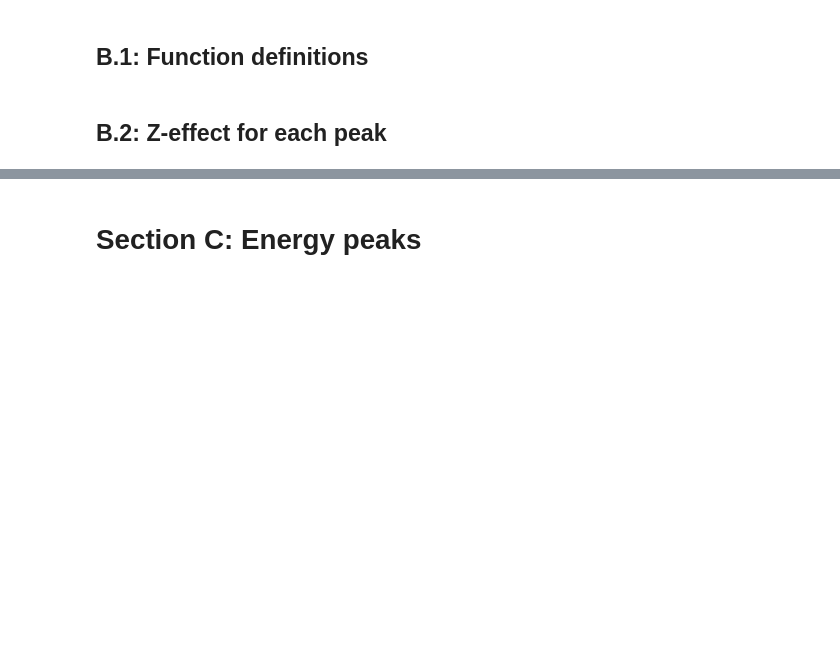
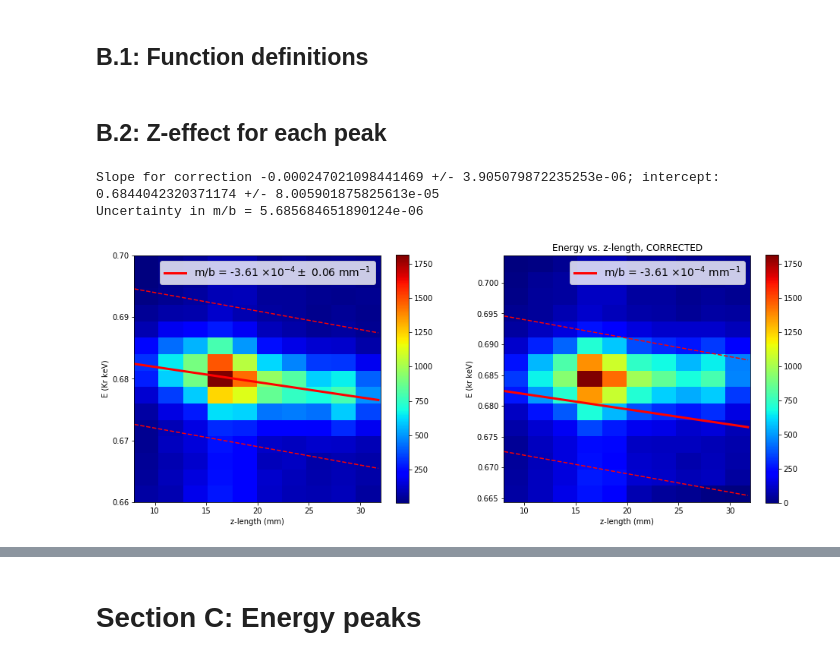
Before and after one commit to next-exp/InteractiveNBs, a Jupyter notebook: ICAROS_NBS/analysis_highenergy.ipynb, the cells around one changed output, grey strips where cells are left out. Saved outputs shown, nothing was run; the diff lists cells and outputs as text; code cells hidden in the pictures; blank space fills up the shorter version.

```diff
--- a/ICAROS_NBS/analysis_highenergy.ipynb
+++ b/ICAROS_NBS/analysis_highenergy.ipynb
@@ -210,7 +213,6 @@ print("{} total events".format(len(A_evtnum)))
 ## A.3: Definition of cuts and key quantities
 # %%
 # Key variables in constructing cuts.
-Emin = StoE(0); Emax = StoE(800000)                  # basic cut energy range
 cwide_zmin = 50; cwide_zmax = 500
 cwide_rmax = 180
 ctight_zmin = 150; ctight_zmax = 300
@@ -218,7 +220,7 @@ ctight_rmax = 150
 
 # ------------------------------------------------------------------------------------------
 # Pre-defined cuts
-C_basic       = (A_E0 > 0) & (A_Ecplot > 0) & (A_zavg < 580)
+C_basic       = (A_E0 > 0) & (A_Ec > 0) & (A_zavg < 580)
 C_wide        = C_basic & (A_zmin > cwide_zmin) & (A_zmax < cwide_zmax) & (A_rmax < cwide_rmax)
 C_tight       = C_basic & (A_zmin > ctight_zmin) & (A_zmax < ctight_zmax) & (A_rmax < ctight_rmax)
 C_tfiducial   = (abs(A_xmax) < 100) & (abs(A_ymax) < 100) & (abs(A_xmin) < 100) & (abs(A_ymin) < 100) & (A_zavg > 50) & (A_zavg < 150)
@@ -306,24 +318,25 @@ def plot_E_vs_zlength(L_zlen, L_Ecplot, cuts_base, plt_rng_zlow, plt_rng_zhigh,
     plt.ylim([plt_rng_Elow,plt_rng_Ehigh])
     plt.xlim([plt_rng_zlow,plt_rng_zhigh])
     plt.xlabel('z-length (mm)')
-    plt.ylabel('E (SPEs)')
+    plt.ylabel('E (Kr keV)')
 
     # Plot the corrected energy vs. z-length alongside the uncorrected plot.
     #  Note: this should only be enabled if the energies in L_Ecplot are uncorrected.
-    if(plt_corrected):
-        E_rng = plt_rng_Ehigh - plt_rng_Elow
-        ax2 = fig.add_subplot(122)
-        h, x, y = np.histogram2d(-L_Ecplot[cuts_range]/(1+(m/b)*L_zlen[cuts_range]), L_zlen[cuts_range], bins=[nbins_E, nbins_z], range=[[-(b+E_rng/2),-(b-E_rng/2)],[plt_rng_zlow,plt_rng_zhigh]])
-        plt.imshow(h, extent=[plt_rng_zlow,plt_rng_zhigh,b-E_rng/2,b+E_rng/2], interpolation = "none", cmap='jet', aspect=(plt_rng_zhigh-plt_rng_zlow)/E_rng)
-        plt.plot(xfit, polyfit_b0(xfit), '--', color='red')
-        plt.plot(xfit, polyfit_b1(xfit), '--', color='red')
-        plt.plot(xfit, polyfit(xfit), '-', color='red', linewidth=3, label="m/b = {:.2f} $\\times 10^{{-4}}$ mm$^{{-1}}$".format(m/b*1e4))
-        plt.legend(loc=1, fontsize=14)
-        plt.colorbar()
-        plt.title("Energy vs. z-length, CORRECTED")
-        plt.ylim([b-E_rng/2,b+E_rng/2])
-        plt.xlim([plt_rng_zlow,plt_rng_zhigh])
-        plt.xlabel('z-length (mm)')
-        plt.ylabel('E (SPEs)')
+
+    E_rng = plt_rng_Ehigh - plt_rng_Elow
+    ax2 = fig.add_subplot(122)
+    h, x, y = np.histogram2d(-L_Ecplot[cuts_range]/(1+(m/b)*L_zlen[cuts_range]), L_zlen[cuts_range], bins=[nbins_E, nbins_z], range=[[-(b+E_rng/2),-(b-E_rng/2)],[plt_rng_zlow,plt_rng_zhigh]])
+    plt.imshow(h, extent=[plt_rng_zlow,plt_rng_zhigh,b-E_rng/2,b+E_rng/2], interpolation = "none", cmap='jet', aspect=(plt_rng_zhigh-plt_rng_zlow)/E_rng)
+    plt.plot(xfit, polyfit_b0(xfit), '--', color='red')
+    plt.plot(xfit, polyfit_b1(xfit), '--', color='red')
+    plt.plot(xfit, polyfit(xfit), '-', color='red', linewidth=3, label="m/b = {:.2f} $\\times 10^{{-4}}$ mm$^{{-1}}$".format(m/b*1e4))
+    plt.legend(loc=1, fontsize=14)
+    plt.colorbar()
+    plt.title("Energy vs. z-length, CORRECTED")
+    plt.ylim([b-E_rng/2,b+E_rng/2])
+    plt.xlim([plt_rng_zlow,plt_rng_zhigh])
+    plt.xlabel('z-length (mm)')
+    plt.ylabel('E (kr keV)')
+    return m, b
 # %% [markdown]
 ## B.2: Z-effect for each peak
@@ -330,16 +345,20 @@ def plot_E_vs_zlength(L_zlen, L_Ecplot, cuts_base, plt_rng_zlow, plt_rng_zhigh,
 # %%
 # Cs peak
 mbound = -0.0003
 b0 = 0.675
 b1 = 0.697
 plt_rng_zlow = 8
 plt_rng_zhigh = 32
-plt_rng_Elow = StoE(0.660)
-plt_rng_Ehigh = StoE(0.700)
+plt_rng_Elow = 0.660
+plt_rng_Ehigh = 0.700
 
 cuts_base = C_wide & (A_ntrks == 1)
-plot_E_vs_zlength(A_zlen, A_Ecplot, cuts_base, plt_rng_zlow, plt_rng_zhigh, plt_rng_Elow, plt_rng_Ehigh, 15, 10, mbound, b0, b1)
+mCs, bCs = plot_E_vs_zlength(A_zlen, A_Ec, cuts_base, plt_rng_zlow, plt_rng_zhigh, plt_rng_Elow, plt_rng_Ehigh, 15, 10, mbound, b0, b1)
 #plt.savefig("{}/CSTH_zwidth_fit_Cs.{}".format(save_dir,'png'), bbox_inches='tight')
+# %% [output]
+Slope for correction -0.000247021098441469 +/- 3.905079872235253e-06; intercept: 0.6844042320371174 +/- 8.005901875825613e-05
+Uncertainty in m/b = 5.685684651890124e-06
+[figure, added]
 # %%
 # 208Tl double-escape peak
 mbound = -0.0008
```
Also changed, not shown: parts of 28 cells of this notebook.
